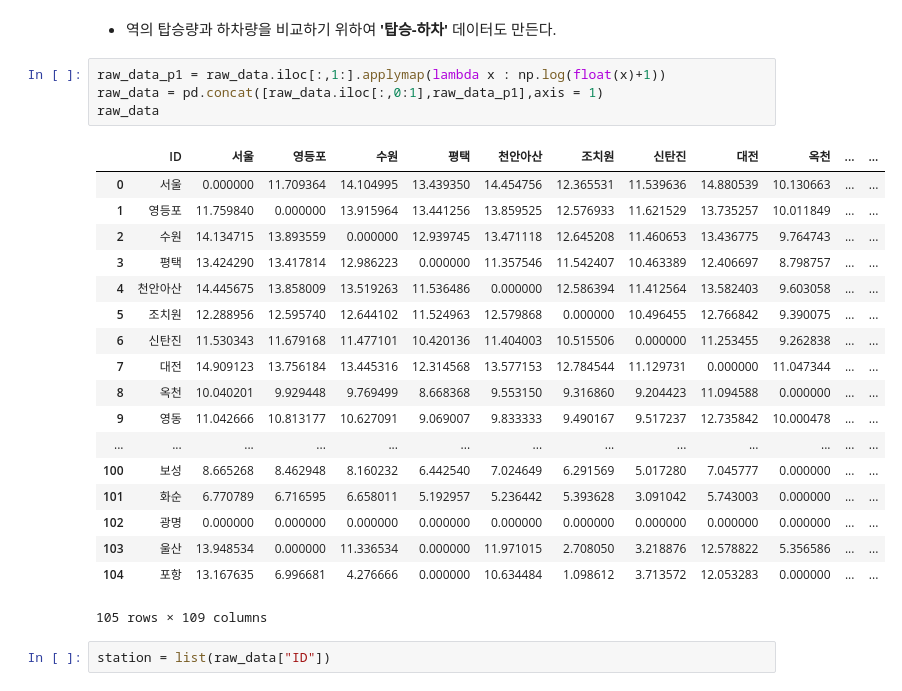
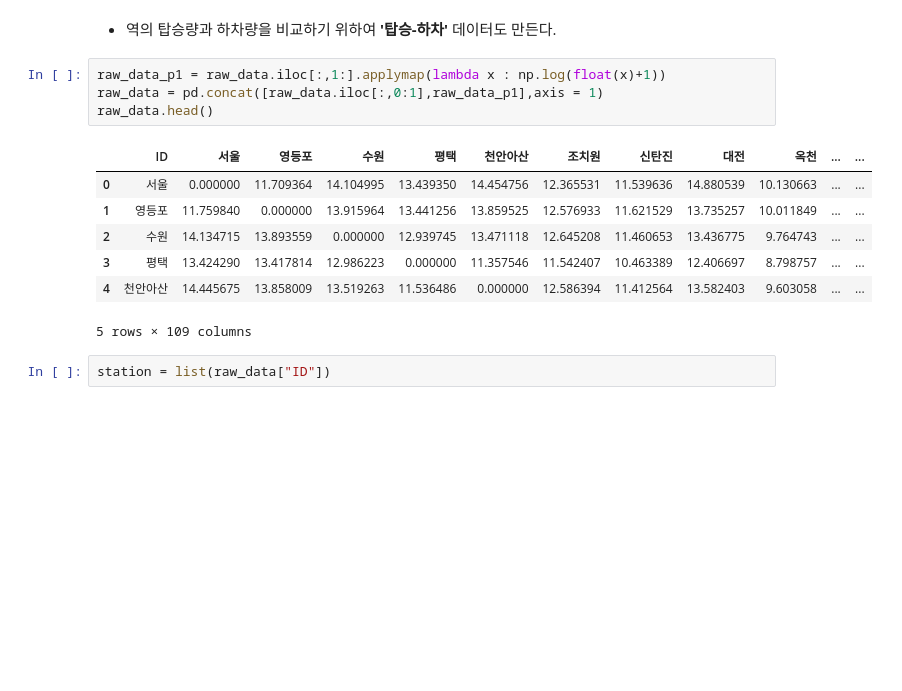
Before and after one commit to HwangToeMat/DataAnalysis-with-Python, a Jupyter notebook: 06_기차역간 수송량 분석 및 마케팅 활용 방안/sorcecode/전국 기차역간 수송량 분석 및 마케팅 활용 방안.ipynb, the cells around one changed output. Saved outputs shown, nothing was run; the diff lists cells and outputs as text; blank space fills up the shorter version.

```diff
--- a/06_기차역간 수송량 분석 및 마케팅 활용 방안/sorcecode/전국 기차역간 수송량 분석 및 마케팅 활용 방안.ipynb
+++ b/06_기차역간 수송량 분석 및 마케팅 활용 방안/sorcecode/전국 기차역간 수송량 분석 및 마케팅 활용 방안.ipynb
@@ -91,26 +80,15 @@ raw_data.head()
 # %%
 raw_data_p1 = raw_data.iloc[:,1:].applymap(lambda x : np.log(float(x)+1))
 raw_data = pd.concat([raw_data.iloc[:,0:1],raw_data_p1],axis = 1)
-raw_data
+raw_data.head()
 # %% [output]
 |  | ID | 서울 | 영등포 | 수원 | 평택 | 천안아산 | 조치원 | 신탄진 | 대전 | 옥천 | ... | ... |
 | 0 | 서울 | 0.000000 | 11.709364 | 14.104995 | 13.439350 | 14.454756 | 12.365531 | 11.539636 | 14.880539 | 10.130663 | ... | ... |
 | 1 | 영등포 | 11.759840 | 0.000000 | 13.915964 | 13.441256 | 13.859525 | 12.576933 | 11.621529 | 13.735257 | 10.011849 | ... | ... |
 | 2 | 수원 | 14.134715 | 13.893559 | 0.000000 | 12.939745 | 13.471118 | 12.645208 | 11.460653 | 13.436775 | 9.764743 | ... | ... |
 | 3 | 평택 | 13.424290 | 13.417814 | 12.986223 | 0.000000 | 11.357546 | 11.542407 | 10.463389 | 12.406697 | 8.798757 | ... | ... |
 | 4 | 천안아산 | 14.445675 | 13.858009 | 13.519263 | 11.536486 | 0.000000 | 12.586394 | 11.412564 | 13.582403 | 9.603058 | ... | ... |
-| 5 | 조치원 | 12.288956 | 12.595740 | 12.644102 | 11.524963 | 12.579868 | 0.000000 | 10.496455 | 12.766842 | 9.390075 | ... | ... |
-| 6 | 신탄진 | 11.530343 | 11.679168 | 11.477101 | 10.420136 | 11.404003 | 10.515506 | 0.000000 | 11.253455 | 9.262838 | ... | ... |
-| 7 | 대전 | 14.909123 | 13.756184 | 13.445316 | 12.314568 | 13.577153 | 12.784544 | 11.129731 | 0.000000 | 11.047344 | ... | ... |
-| 8 | 옥천 | 10.040201 | 9.929448 | 9.769499 | 8.668368 | 9.553150 | 9.316860 | 9.204423 | 11.094588 | 0.000000 | ... | ... |
-| 9 | 영동 | 11.042666 | 10.813177 | 10.627091 | 9.069007 | 9.833333 | 9.490167 | 9.517237 | 12.735842 | 10.000478 | ... | ... |
-| ... | ... | ... | ... | ... | ... | ... | ... | ... | ... | ... | ... | ... |
-| 100 | 보성 | 8.665268 | 8.462948 | 8.160232 | 6.442540 | 7.024649 | 6.291569 | 5.017280 | 7.045777 | 0.000000 | ... | ... |
-| 101 | 화순 | 6.770789 | 6.716595 | 6.658011 | 5.192957 | 5.236442 | 5.393628 | 3.091042 | 5.743003 | 0.000000 | ... | ... |
-| 102 | 광명 | 0.000000 | 0.000000 | 0.000000 | 0.000000 | 0.000000 | 0.000000 | 0.000000 | 0.000000 | 0.000000 | ... | ... |
-| 103 | 울산 | 13.948534 | 0.000000 | 11.336534 | 0.000000 | 11.971015 | 2.708050 | 3.218876 | 12.578822 | 5.356586 | ... | ... |
-| 104 | 포항 | 13.167635 | 6.996681 | 4.276666 | 0.000000 | 10.634484 | 1.098612 | 3.713572 | 12.053283 | 0.000000 | ... | ... |
-105 rows × 109 columns
+5 rows × 109 columns
 # %%
 station = list(raw_data["ID"])
 # %% [markdown]
```
Also changed, not shown: parts of 16 cells of this notebook, 1 other file.
